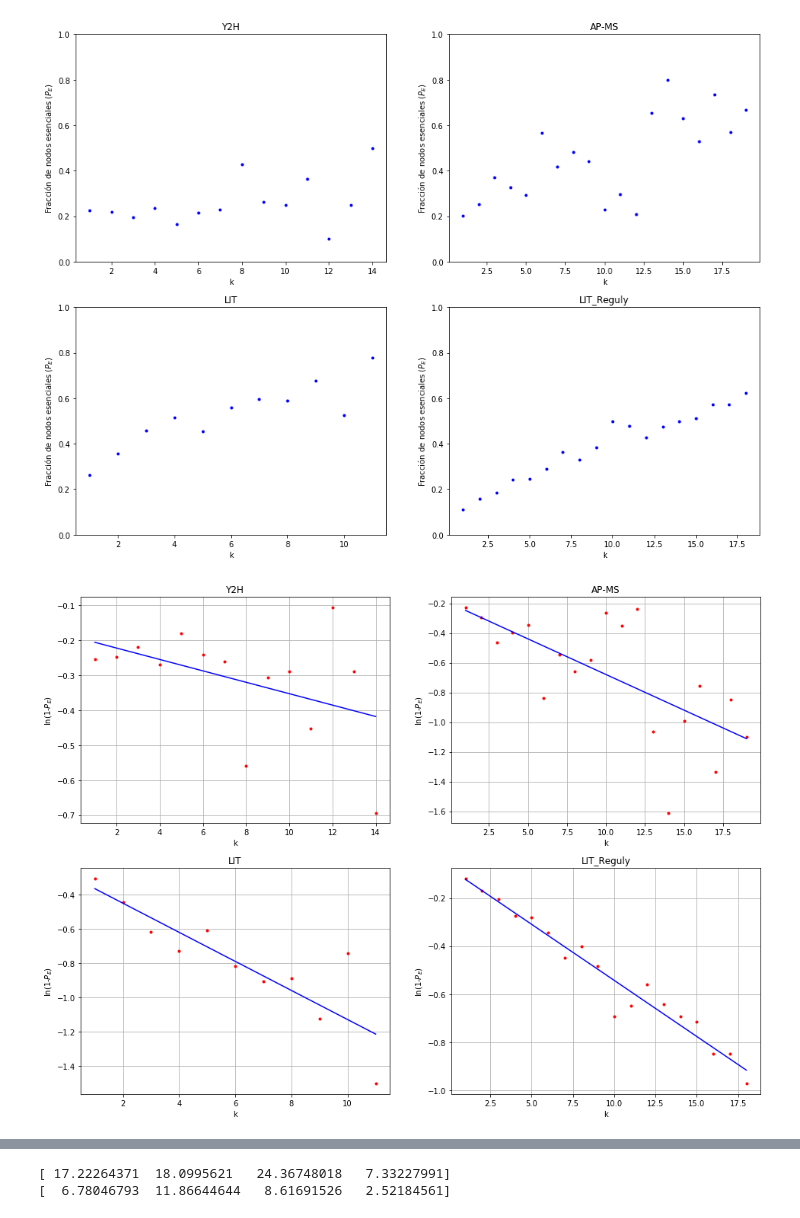
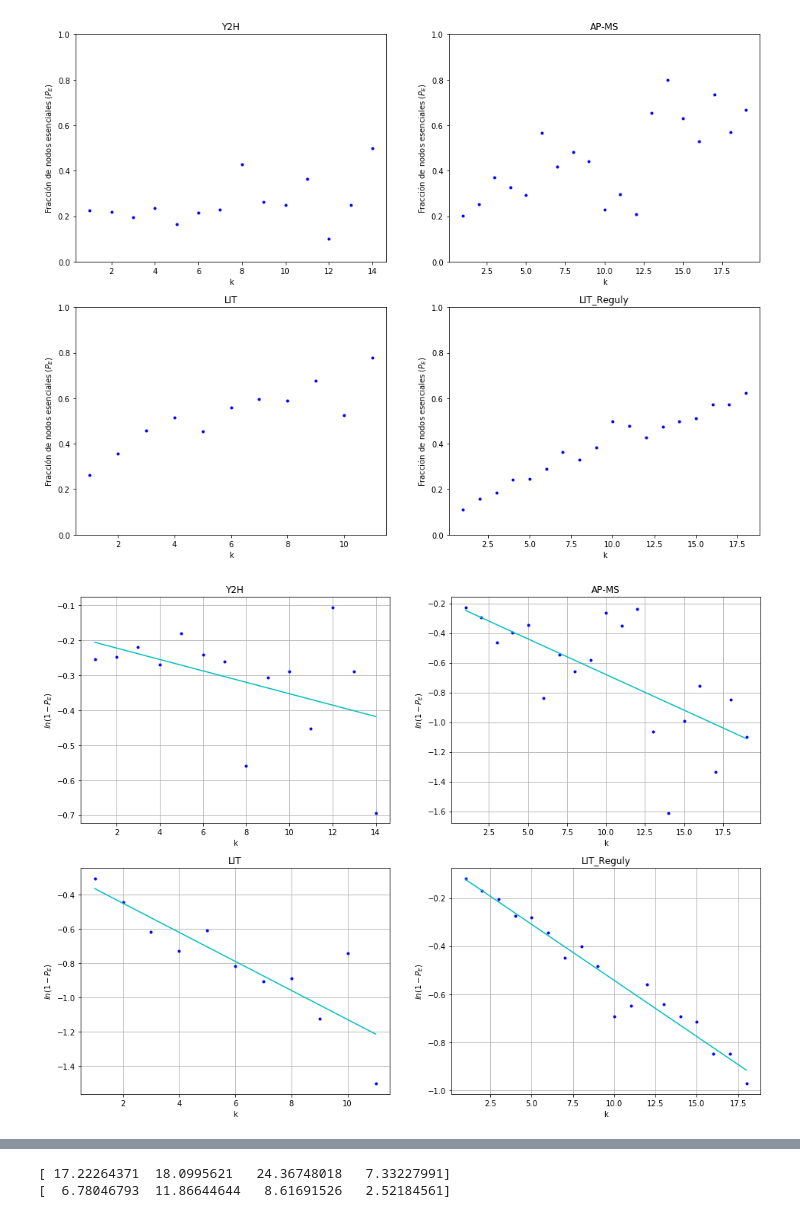
Before and after one commit to Redes2018/tp2, a Jupyter notebook: grados-ess.ipynb, the cells around one changed output, grey strips where cells are left out. Drawn from its saved outputs; the diff is of its cells as text; code cells hidden in the pictures.

```diff
--- a/grados-ess.ipynb
+++ b/grados-ess.ipynb
@@ -192,19 +192,19 @@ for i in range(L):
 # %%
 plt.figure(figsize=(16, 12))
 
 for i in range(L):
 
     plt.subplot(2,2,i+1)
-    plt.plot(k_lin[i],Pe[i],'.r')
-    plt.plot(k_lin[i],slope[i]*k_lin[i]+intercept[i],'-b')
+    plt.plot(k_lin[i],Pe[i],'.b')
+    plt.plot(k_lin[i],slope[i]*k_lin[i]+intercept[i],'-c')
     plt.xlabel('k')
     plt.ylabel('$ln(1-P_E)$')
     plt.title(archivos[i])
     plt.grid()
 
 plt.show()
 # %% [output]
-[figure, old version]
+[figure, new version]
 # %%
 import statsmodels.api as sm # para hacer el ajuste
 
```
Also changed, not shown: parts of 5 cells of this notebook, 2 other files.
